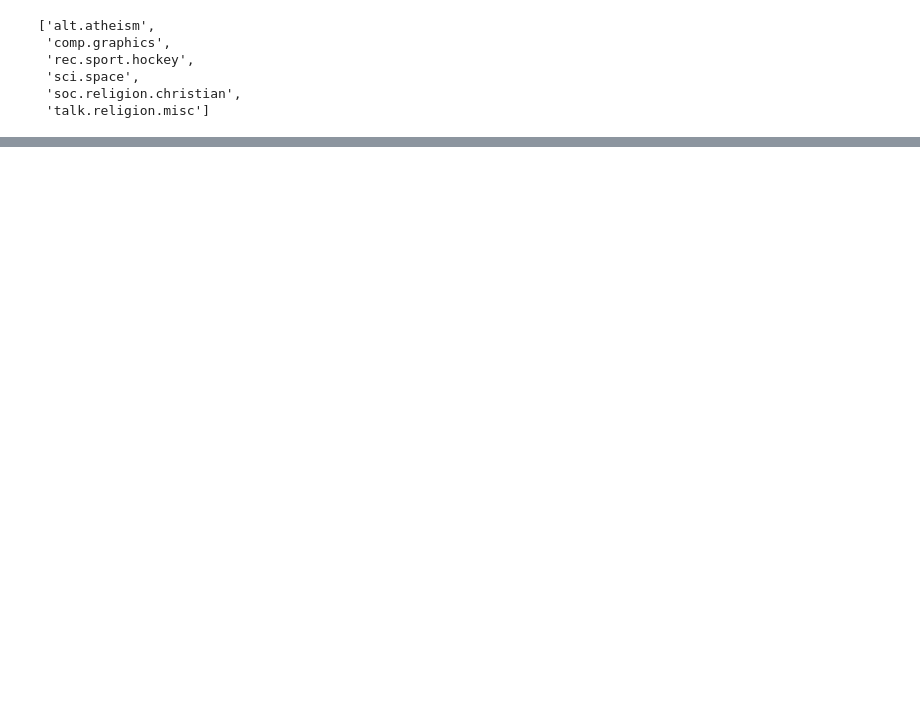
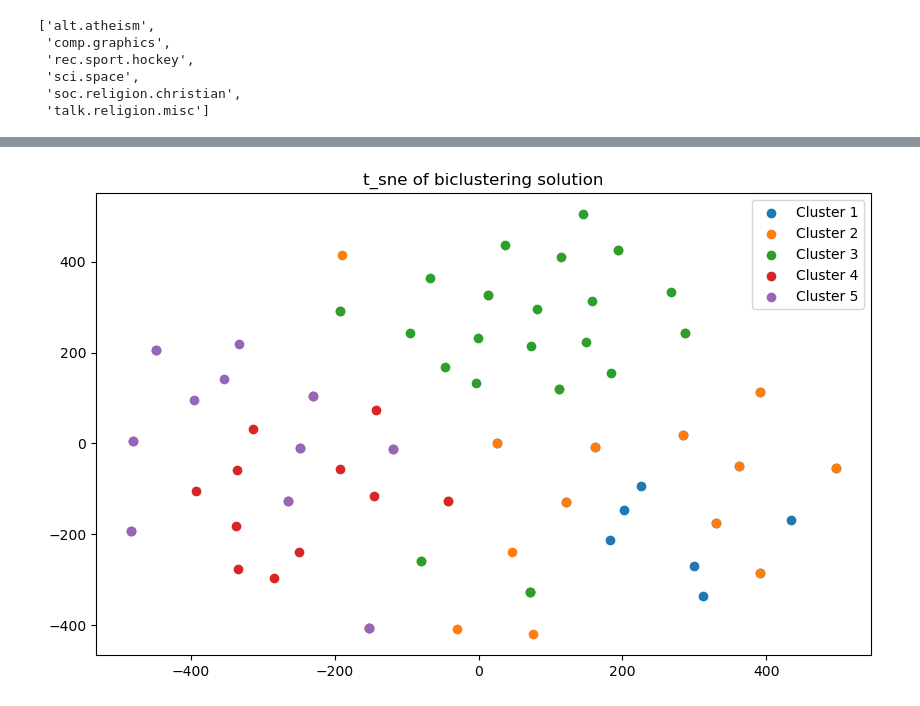
Before and after one commit to salehsargolzaee/Biclustering, a Jupyter notebook: ISA_test.ipynb, the cells around one changed output, grey strips where cells are left out. Saved outputs shown, nothing was run; the diff lists cells and outputs as text; code cells hidden in the pictures; blank space fills up the shorter version.

```diff
--- a/ISA_test.ipynb
+++ b/ISA_test.ipynb
@@ -301,0 +327,43 @@ Text(0.5, 0, 'features')
+# %%
+from sklearn.manifold import TSNE
+import umap
+
+def manifold(sample_vec: List[Set[int] or np.ndarray], feature_vec: List[Set[int] or np.ndarray], title: str, manifold_learner: str = "tsne", random_state: int = 42) -> None:
+    solution = []
+    cluster_labels = []
+
+    all_features = set()
+
+    for i in range(len(feature_vec)):
+        all_features.update(feature_vec[i])
+
+    all_features = sorted(list(all_features))
+
+    for i in range(len(sample_vec)):
+        samples = sorted(list(sample_vec[i]))
+        solution.extend(data[samples, :][:, all_features])
+        cluster_labels.extend([i+1]*len(sample_vec[i]))
+
+    solution = np.array(solution)
+    solution = row_normalization(solution)
+
+    if manifold_learner == "tsne":
+        tsne = TSNE(n_components=2, random_state=random_state)
+        embedded = tsne.fit_transform(solution)
+    elif manifold_learner == "umap":
+        reducer = umap.UMAP(random_state=random_state)
+        embedded = reducer.fit_transform(solution)
+    else:
+        raise ValueError("Manifold learner can be tsne or umap!")
+
+    plt.figure(figsize=(10, 6))
+    for i, cluster_label in enumerate(set(cluster_labels)):
+        cluster_points = embedded[np.array(cluster_labels) == cluster_label]
+        plt.scatter(cluster_points[:, 0], cluster_points[:, 1], label=f"Cluster {i+1}")
+    plt.title(title)
+    plt.legend()
+    plt.show()
+# %%
+manifold(sample_vec, feature_vec, "t_sne of biclustering solution")
+# %% [output]
+[figure, added]
```
Also changed, not shown: parts of 15 cells of this notebook.
